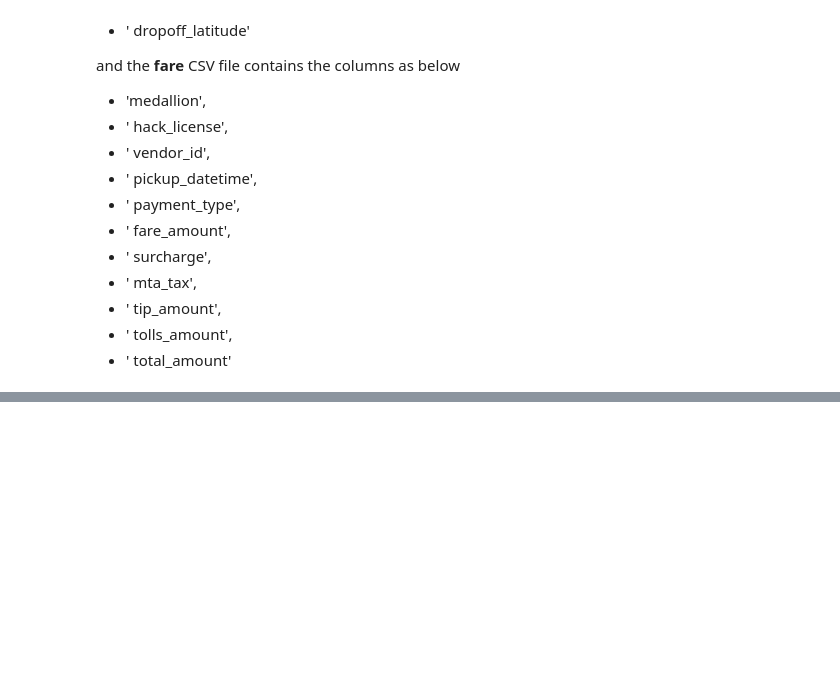
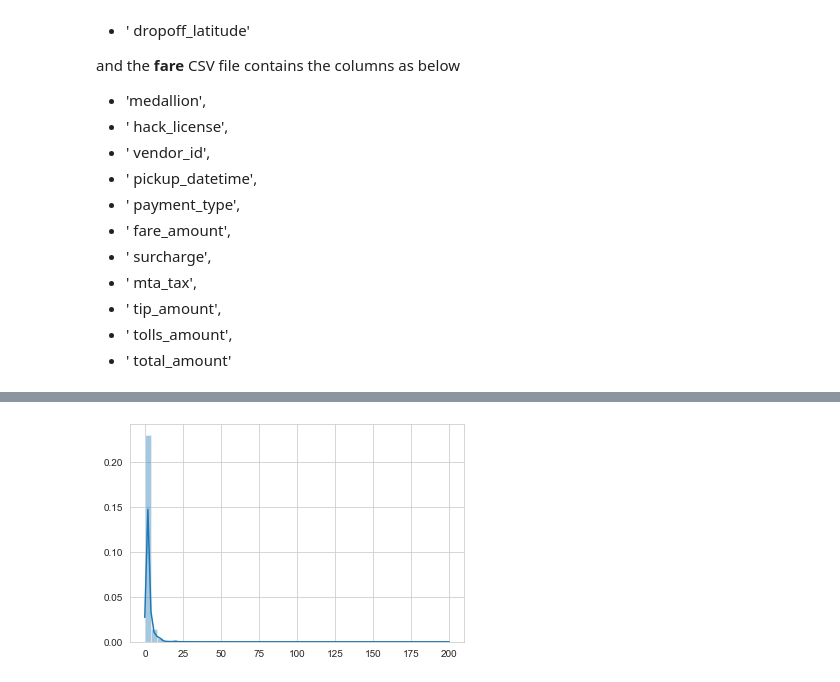
Before and after one commit to eeghor/cbataxi, a Jupyter notebook: cbataxi.ipynb, the cells around one changed output, grey strips where cells are left out. Saved outputs shown, nothing was run; the diff lists cells and outputs as text; code cells hidden in the pictures; blank space fills up the shorter version.

```diff
--- a/cbataxi.ipynb
+++ b/cbataxi.ipynb
@@ -107,0 +128,4 @@ done 8,700,000 rows..
+# %%
+ax = sns.distplot(list(tx.distros['tip_amount'].values()), hist=True, kde=True, label='passengers')
+# %% [output]
+[figure, added]
```
Also changed, not shown: parts of 6 cells of this notebook.
